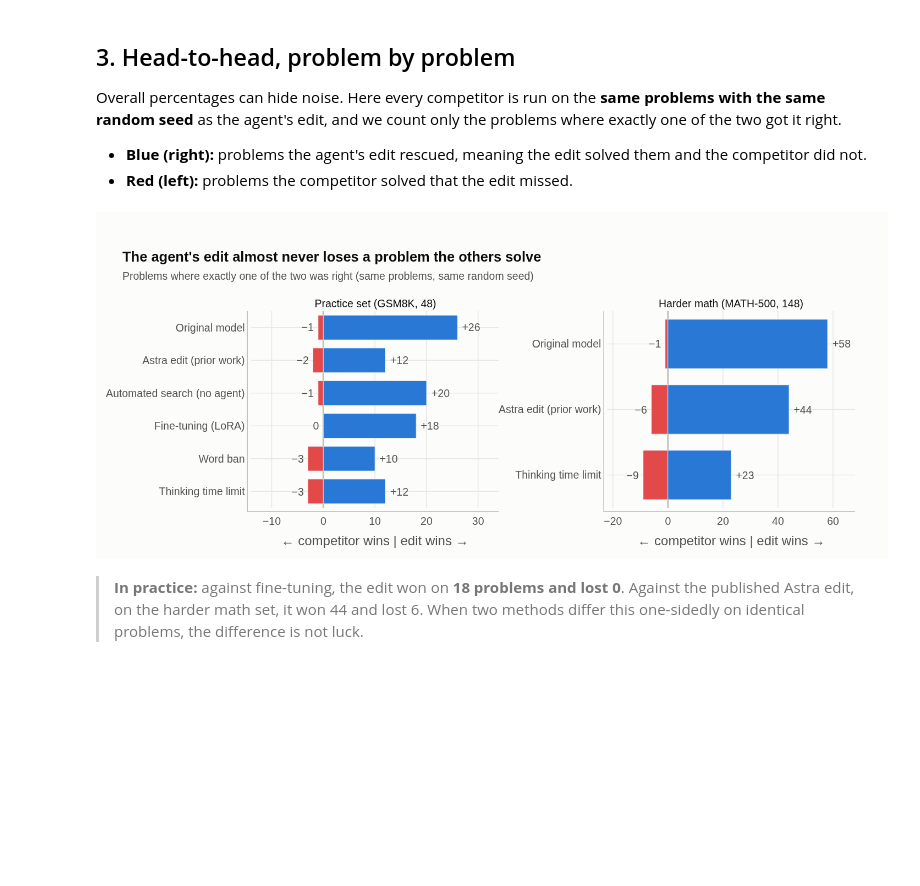
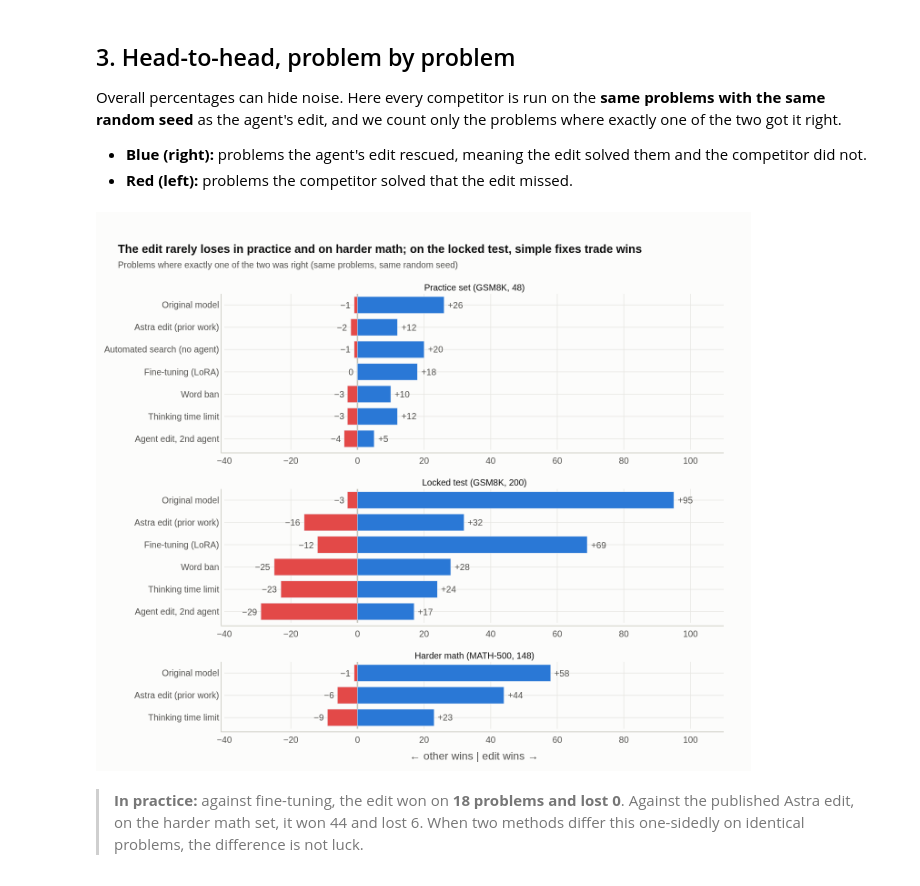
Before and after one commit to luizmlo/agentic-weight-editing, a Jupyter notebook: notebooks/results.ipynb, the cells around one changed output. Saved outputs shown, nothing was run; the diff lists cells and outputs as text; code cells hidden in the pictures; blank space fills up the shorter version.

```diff
--- a/notebooks/results.ipynb
+++ b/notebooks/results.ipynb
@@ -132,7 +132,7 @@ def has(tag, arm):
 def acc(tag, arm):
     r = rows(tag, arm); k = sum(x["correct"] for x in r); return k, len(r)
 
-SETS = {"dev48": "Practice set (GSM8K, 48)", "t12k": "Locked test 1 (GSM8K, 32)", "t200": "Locked test 2 (GSM8K, 200)", "math148": "Harder math (MATH-500, 148)"}
+SETS = {"dev48": "Practice set (GSM8K, 48)", "t12k": "Second practice set (GSM8K, 32)", "t200": "Locked test (GSM8K, 200)", "math148": "Harder math (MATH-500, 148)"}
 # %% [markdown]
 ## 1. The problem: the model talks itself in circles
 
@@ -185,7 +185,7 @@ Each panel is a different set of problems. Bars show the share solved, and the t
 <abbr title="The range in which the true value probably lies, given how few problems we tested; ±1 standard error">error bars</abbr>.
 Hover a bar to see what the method is and how many problems it solved.
 # %%
-ORDER = ["base", "astra", "m2a_naive", "ft_sft_ep2", "lbx_w10_t1", "bf4096", "m2a_a1_062959_102", "m2a_a1_062959_102+bf4096"]
+ORDER = ["base", "astra", "m2a_naive", "ft_sft_ep2", "lbx_w10_t1", "bf4096", "m2a_a1_062959_102", "m2a_a2", "m2a_a1_062959_102+bf4096"]
 fig = make_subplots(rows=1, cols=len(SETS), shared_yaxes=True, horizontal_spacing=0.03, subplot_titles=list(SETS.values()))
 for j, tag in enumerate(SETS, start=1):
     for arm in ORDER:
@@ -198,8 +198,8 @@ for j, tag in enumerate(SETS, start=1):
                     hovertemplate=f"<b>{label(arm)}</b> on {SETS[tag]}<br>solved <b>%{{customdata[0]}} of %{{customdata[1]}}</b> (%{{x:.0%}}, ±%{{customdata[2]:.0f}} points)<br><br>%{{customdata[3]}}<extra></extra>",
                     row=1, col=j)
     fig.update_xaxes(range=[0, 0.85], tickformat=".0%", col=j)
-style(fig, 470, "The agent's edit beats every other single fix on the practice set and on harder math",
-      "Share of problems solved (thinking on, 12,288-token limit). Fine-tuning and the automated search were only run on the practice set.")
+style(fig, 500, "Agents' edits lead in practice and on harder math; simple fixes tie on the locked test",
+      "Share of problems solved (thinking on, 12,288-token limit). The automated search was only run on the practice set.")
 fig.update_yaxes(categoryorder="array", categoryarray=[label(a) for a in ORDER[::-1]])
 fig.update_layout(barmode="overlay", bargap=0.35)
 for a in fig.layout.annotations:
@@ -226,37 +226,37 @@ seed** as the agent's edit, and we count only the problems where exactly one of
 # %%
 def paired(tag, a, b):
     ra, rb = rows(tag, a), rows(tag, b)
     win = sum(y["correct"] and not x["correct"] for x, y in zip(ra, rb))
     lose = sum(x["correct"] and not y["correct"] for x, y in zip(ra, rb))
     return win, lose, len(ra)
 
 A1 = "m2a_a1_062959_102"
-fig = make_subplots(rows=1, cols=2, shared_yaxes=False, horizontal_spacing=0.18,
-                    subplot_titles=[SETS["dev48"], SETS["math148"]])
-for j, tag in enumerate(["dev48", "math148"], start=1):
-    comps = [a for a in ["base", "astra", "m2a_naive", "ft_sft_ep2", "lbx_w10_t1", "bf4096"] if has(tag, a)]
+fig = make_subplots(rows=3, cols=1, shared_yaxes=False, vertical_spacing=0.09, row_heights=[7, 6, 3],
+                    subplot_titles=[SETS["dev48"], SETS["t200"], SETS["math148"]])
+for j, tag in enumerate(["dev48", "t200", "math148"], start=1):
+    comps = [a for a in ["base", "astra", "m2a_naive", "ft_sft_ep2", "lbx_w10_t1", "bf4096", "m2a_a2"] if has(tag, a)]
     for c in comps:
         w, l, n = paired(tag, c, A1)
         both = n - w - l
         fig.add_bar(y=[label(c)], x=[-l], orientation="h", marker_color=RED, showlegend=False,
                     customdata=[[label(c), l, w, both]],
                     hovertemplate="<b>vs %{customdata[0]}</b><br>%{customdata[1]} problems: only the competitor got it right<br>%{customdata[2]} problems: only the agent's edit got it right<br>%{customdata[3]} problems: same result for both<extra></extra>",
-                    col=j, row=1)
+                    row=j, col=1)
         fig.add_bar(y=[label(c)], x=[w], orientation="h", marker_color=BLUE, showlegend=False,
-                    customdata=[[label(c), l, w, both]], hovertemplate=fig.data[-1].hovertemplate, col=j, row=1)
-        fig.add_annotation(x=w, y=label(c), text=f" +{w}", showarrow=False, xanchor="left", font=dict(color=INK2), col=j, row=1)
-        fig.add_annotation(x=-l, y=label(c), text=f"−{l} " if l else "0 ", showarrow=False, xanchor="right", font=dict(color=INK2), col=j, row=1)
-    fig.update_yaxes(categoryorder="array", categoryarray=[label(a) for a in comps[::-1]], col=j)
+                    customdata=[[label(c), l, w, both]], hovertemplate=fig.data[-1].hovertemplate, row=j, col=1)
+        fig.add_annotation(x=w, y=label(c), text=f" +{w}", showarrow=False, xanchor="left", font=dict(color=INK2), row=j, col=1)
+        fig.add_annotation(x=-l, y=label(c), text=f"−{l} " if l else "0 ", showarrow=False, xanchor="right", font=dict(color=INK2), row=j, col=1)
+    fig.update_yaxes(categoryorder="array", categoryarray=[label(a) for a in comps[::-1]], row=j, col=1)
 fig.update_layout(barmode="relative")
-fig.update_xaxes(title="← competitor wins | edit wins →", zeroline=True, zerolinecolor=INK2)
-fig.update_xaxes(range=[-14, 34], col=1); fig.update_xaxes(range=[-22, 68], col=2)
-style(fig, 420, "The agent's edit almost never loses a problem the others solve",
+fig.update_xaxes(zeroline=True, zerolinecolor=INK2); fig.update_xaxes(title="← other wins | edit wins →", row=3, col=1)
+fig.update_xaxes(range=[-40, 110], dtick=20)
+style(fig, 820, "The edit rarely loses in practice and on harder math; on the locked test, simple fixes trade wins",
       "Problems where exactly one of the two was right (same problems, same random seed)")
-for a in fig.layout.annotations[:2]:
+for a in fig.layout.annotations[:3]:
     a.font = dict(size=13, color=INK)
 show(fig)
 # %% [output]
-[figure, old version]
+[figure, new version]
 # %% [markdown]
 > **In practice:** against fine-tuning, the edit won on **18 problems and lost 0**. Against the published Astra edit,
 > on the harder math set, it won 44 and lost 6. When two methods differ this one-sidedly on identical problems, the
```
Also changed, not shown: parts of 2 cells of this notebook, 21 other files.
